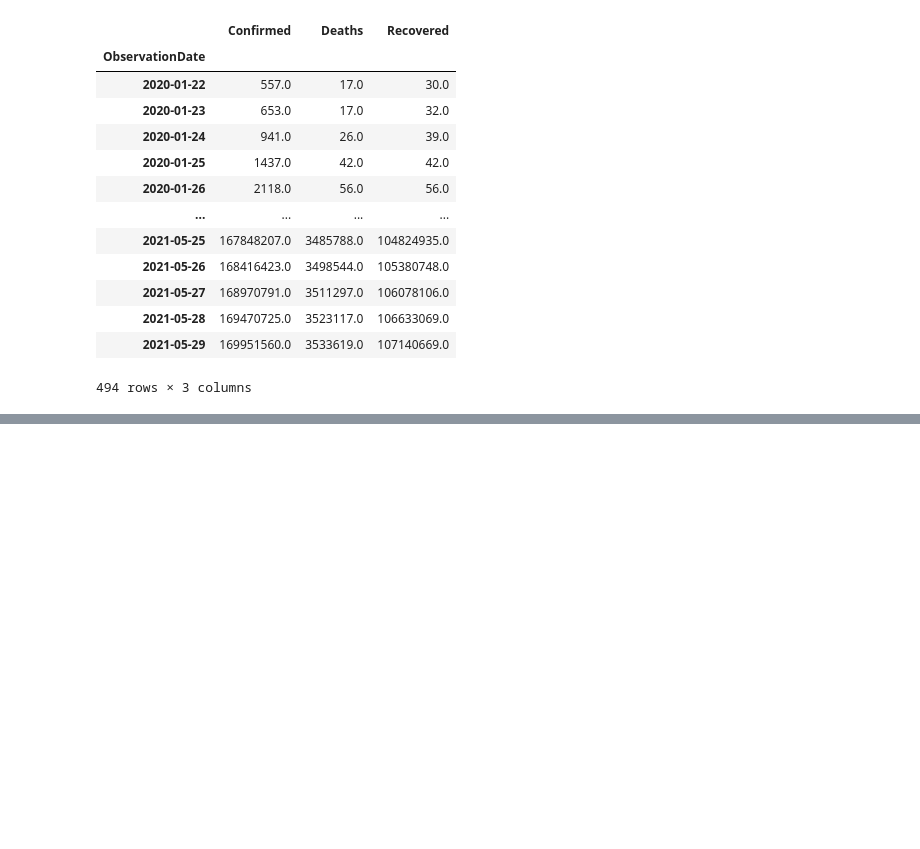
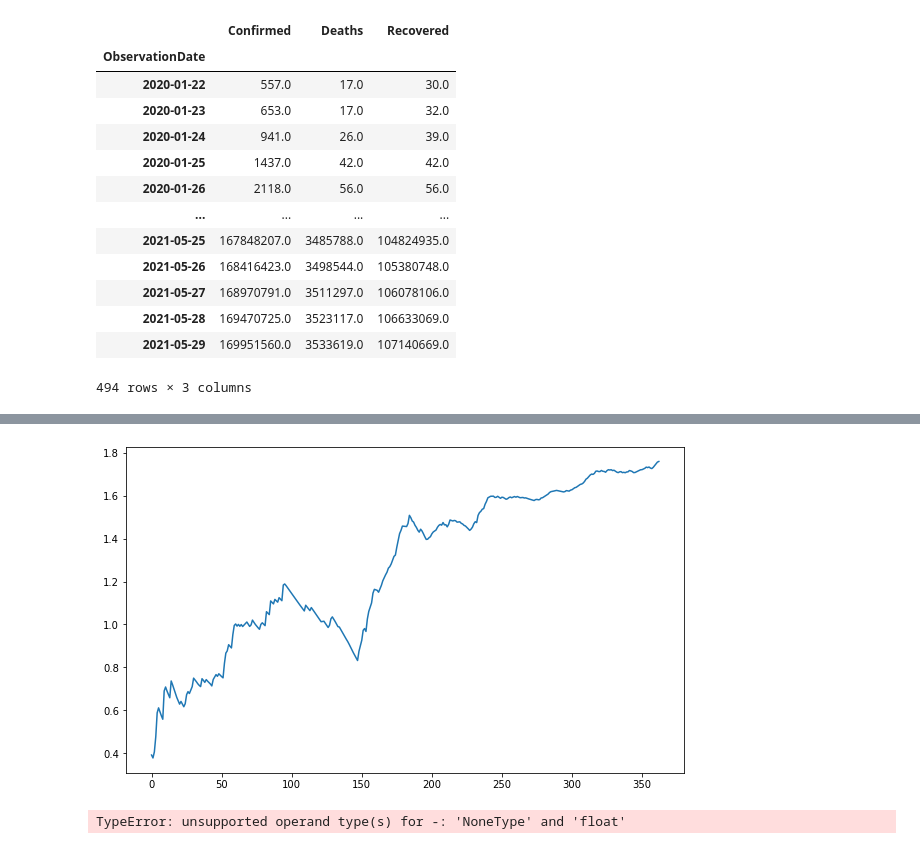
Before and after one commit to germancheg/altan_python, a Jupyter notebook: 2.analytics/12.Covid-19.ipynb, the cells around one changed output, grey strips where cells are left out. Drawn from its saved outputs; the diff is of its cells as text; code cells hidden in the pictures; blank space fills up the shorter version.

```diff
--- a/2.analytics/12.Covid-19.ipynb
+++ b/2.analytics/12.Covid-19.ipynb
@@ -174,0 +369,22 @@ data_2.groupby(["ObservationDate"]).sum()
+# %%
+plt.figure(figsize=[10, 6])
+
+letal_array = (ykt_data["Deaths"]/ ykt_data["Confirmed"]) * 100
+
+plt.plot(ykt_data.index, letal_array)
+
+plt.show()
+# %% [output]
+[figure, added]
+# %%
+nc = new_cases_calculate(ykt_data, "Confirmed")
+
+plt.figure(figsize=[10,6])
+
+plt.plot(ykt_data["ObservationDate"].index, nc, label="Новые случаи")
+
+plt.legend()
+
+plt.show()
+# %% [output]
+TypeError: unsupported operand type(s) for -: 'NoneType' and 'float'
```
Also changed, not shown: parts of 18 cells of this notebook.
